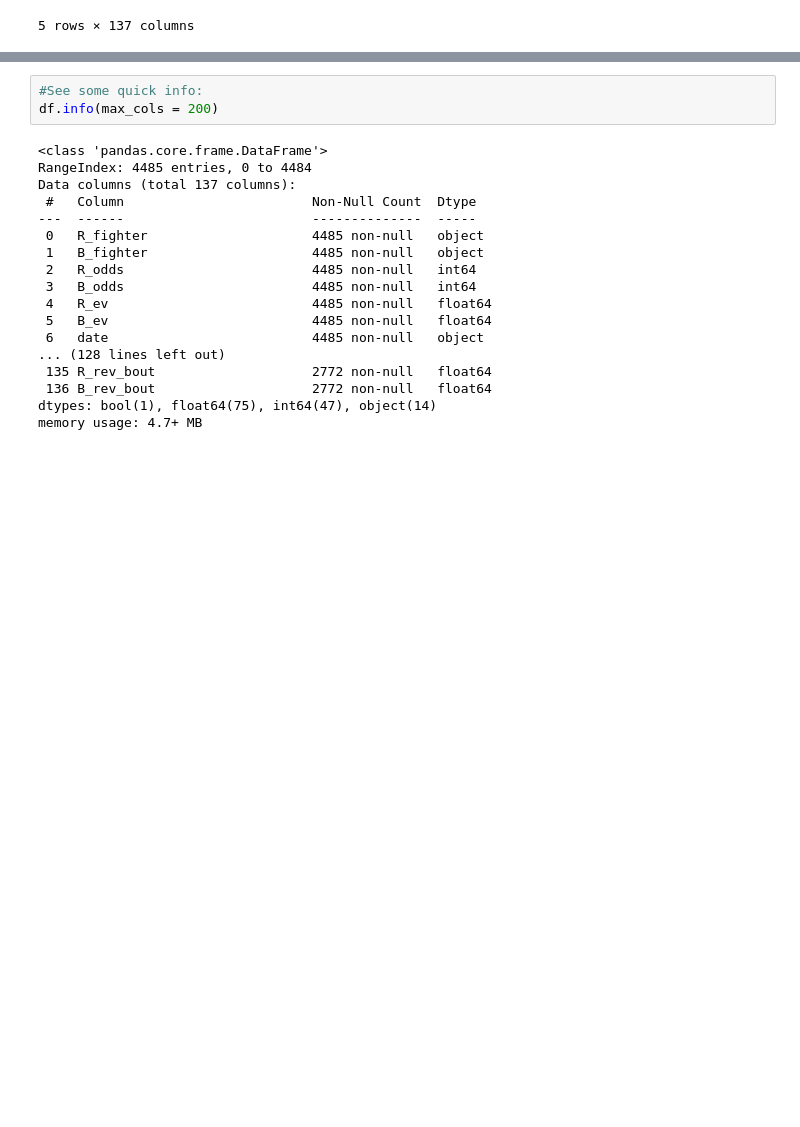
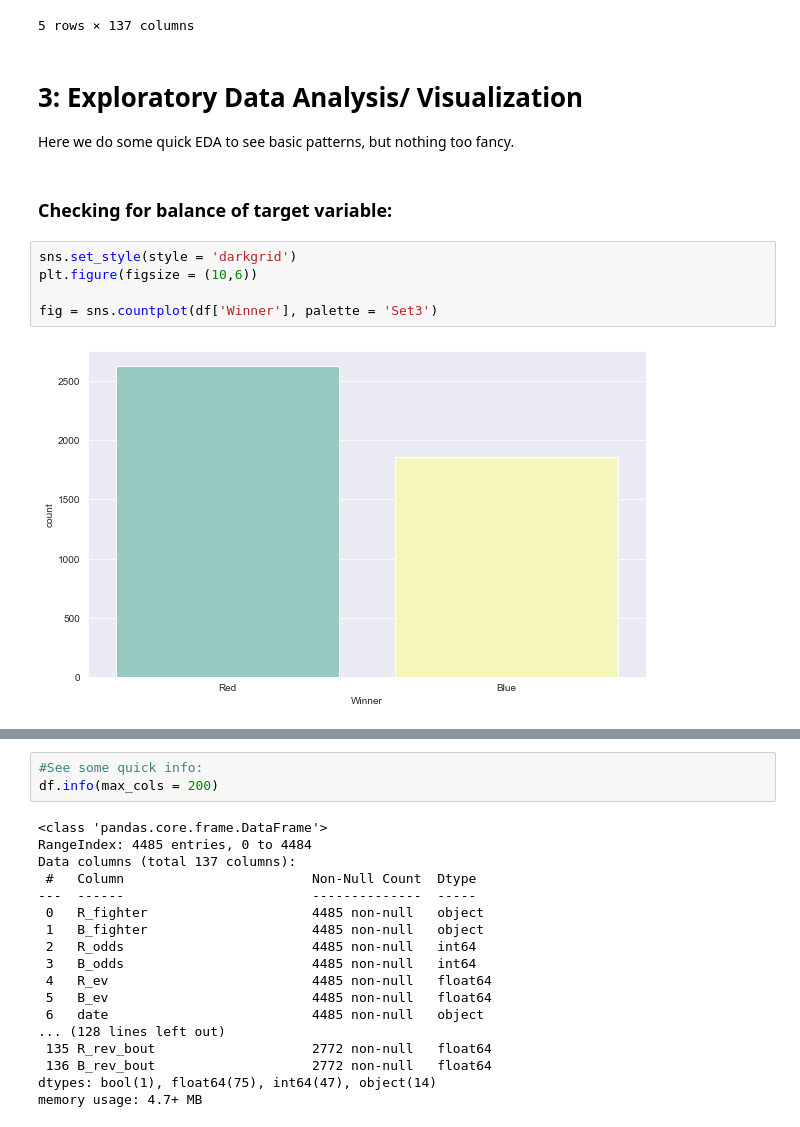
Before and after one commit to Kesterchia/Optimizing-UFC-Betting-Odds-Capstone, a Jupyter notebook: Optimizing UFC betting odds.ipynb, the cells around one changed output, grey strips where cells are left out. Drawn from its saved outputs; the diff is of its cells as text; blank space fills up the shorter version.

```diff
--- a/Optimizing UFC betting odds.ipynb
+++ b/Optimizing UFC betting odds.ipynb
@@ -184,3 +190,16 @@ df.head()
 | 3 | Katlyn Chookagian | Cynthia Calvillo | 205 | -265 | 205.000000 | 37.735849 | 11/21/2020 | Las Vegas, Nevada, USA | USA | Red | ... |
 | 4 | Mauricio Rua | Paul Craig | 150 | -190 | 150.000000 | 52.631579 | 11/21/2020 | Las Vegas, Nevada, USA | USA | Blue | ... |
 5 rows × 137 columns
+# %% [markdown]
+# 3: Exploratory Data Analysis/ Visualization
+
+Here we do some quick EDA to see basic patterns, but nothing too fancy.
+# %% [markdown]
+### Checking for balance of target variable:
+# %%
+sns.set_style(style = 'darkgrid')
+plt.figure(figsize = (10,6))
+
+fig = sns.countplot(df['Winner'], palette = 'Set3')
+# %% [output]
+[figure, added]
```
Also changed, not shown: parts of 75 cells of this notebook.
